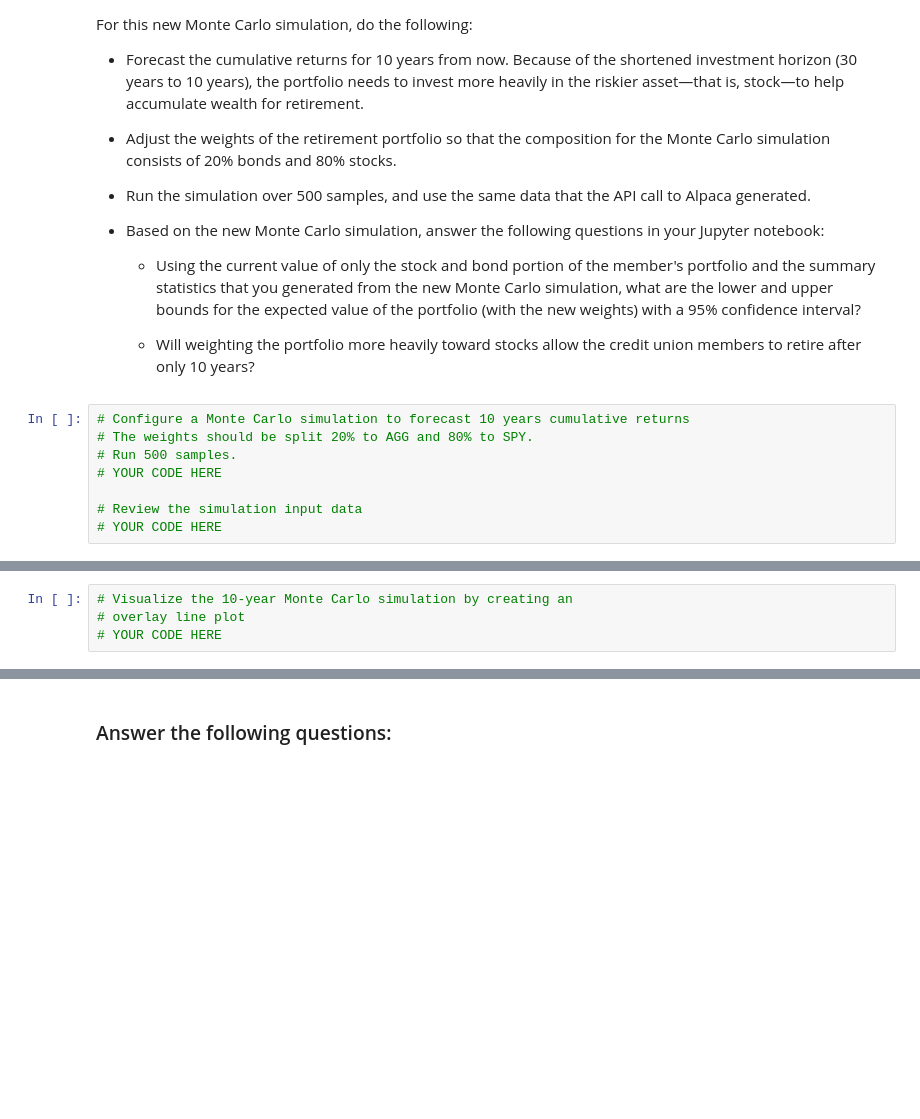
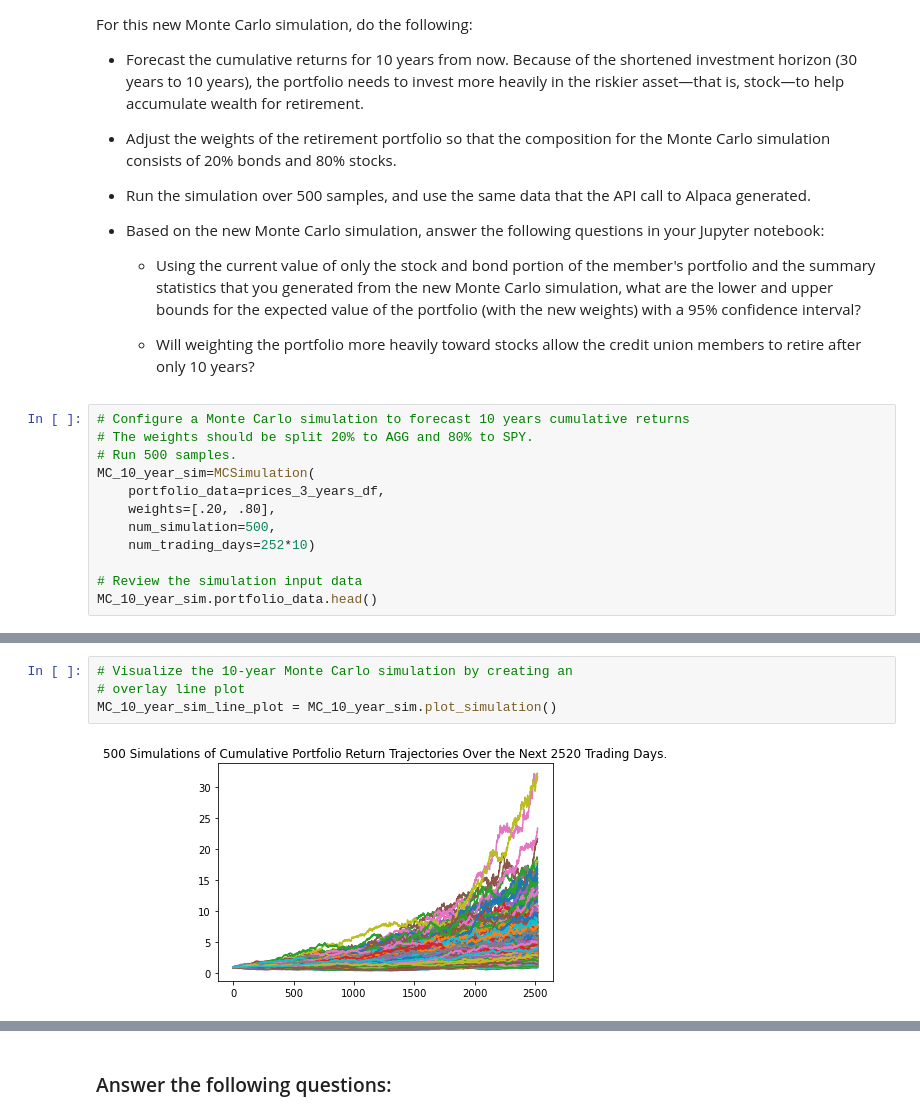
Before and after one commit to ThomasBrierton/Financial_Planning_Simulation, a Jupyter notebook: financial_planning_tools.ipynb, the cells around one changed output, grey strips where cells are left out. Drawn from its saved outputs; the diff is of its cells as text; blank space fills up the shorter version.

```diff
--- a/financial_planning_tools.ipynb
+++ b/financial_planning_tools.ipynb
@@ -591,7 +612,11 @@ For this new Monte Carlo simulation, do the following:
 # Configure a Monte Carlo simulation to forecast 10 years cumulative returns
 # The weights should be split 20% to AGG and 80% to SPY.
 # Run 500 samples.
-# YOUR CODE HERE
+MC_10_year_sim=MCSimulation(
+    portfolio_data=prices_3_years_df,
+    weights=[.20, .80],
+    num_simulation=500,
+    num_trading_days=252*10)
 
 # Review the simulation input data
-# YOUR CODE HERE
+MC_10_year_sim.portfolio_data.head()
@@ -601,7 +677,9 @@ For this new Monte Carlo simulation, do the following:
 # %%
 # Visualize the 10-year Monte Carlo simulation by creating an
 # overlay line plot
-# YOUR CODE HERE
+MC_10_year_sim_line_plot = MC_10_year_sim.plot_simulation()
+# %% [output]
+[figure, added]
 # %%
 # Visualize the probability distribution of the 10-year Monte Carlo simulation
 # by plotting a histogram
```
Also changed, not shown: parts of 10 cells of this notebook.
